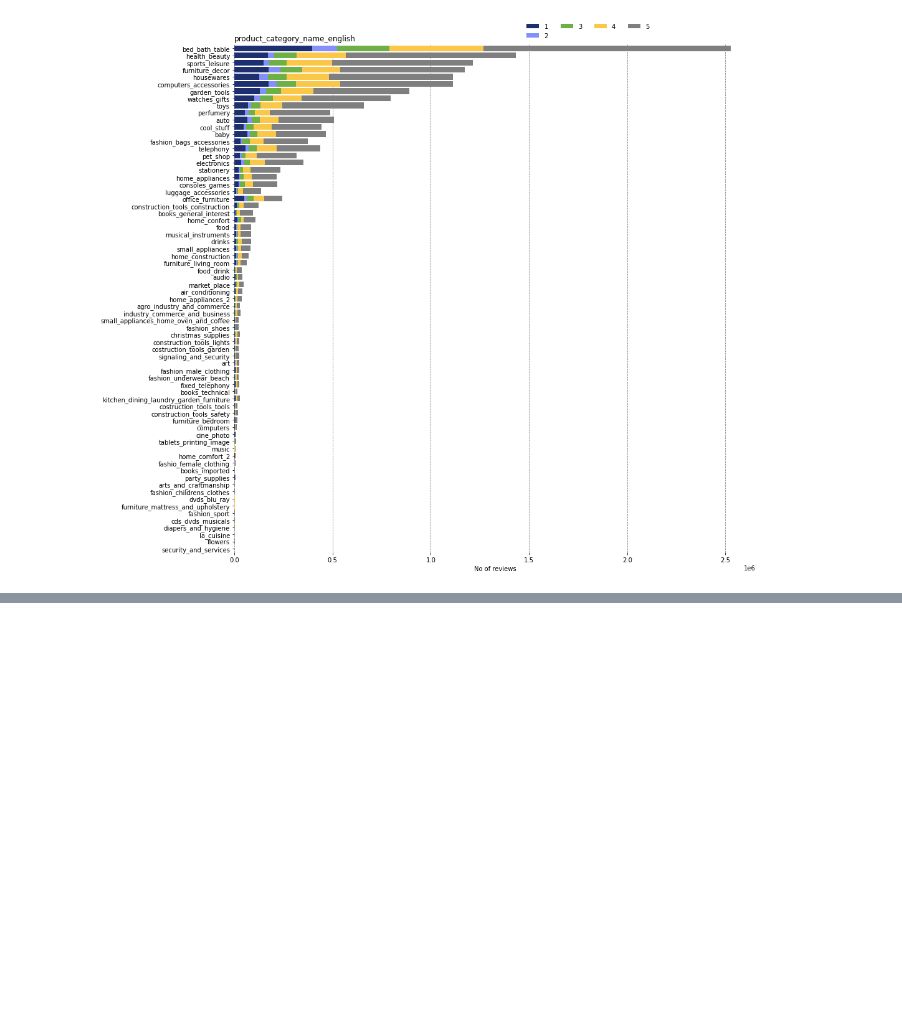
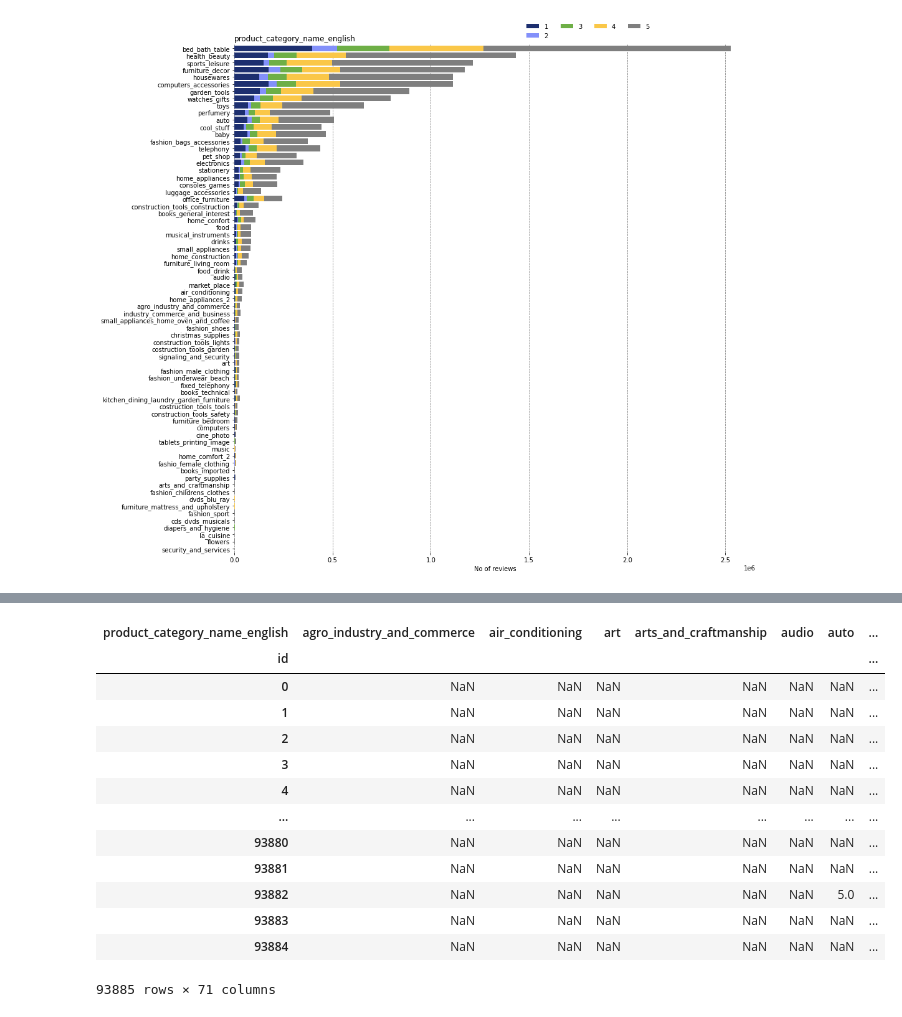
Before and after one commit to georgezefko/E-Commerce-Data-Analysis-Recommender-System, a Jupyter notebook: ABA_EDA.ipynb, the cells around one changed output, grey strips where cells are left out. Saved outputs shown, nothing was run; the diff lists cells and outputs as text; code cells hidden in the pictures; blank space fills up the shorter version.

```diff
--- a/ABA_EDA.ipynb
+++ b/ABA_EDA.ipynb
@@ -190,0 +192,23 @@ by_review(df_products)
+# %%
+
+#assign a unique number for the customer ids
+recommender = recommender.assign(id=(recommender['customer_unique_id']).astype('category').cat.codes)
+# %%
+df_user = recommender.pivot_table(values='review_score',index='id',columns='product_category_name_english')
+# %%
+df_user
+# %% [output]
+| product_category_name_english | agro_industry_and_commerce | air_conditioning | art | arts_and_craftmanship | audio | auto | ... |
+| id |  |  |  |  |  |  | ... |
+| 0 | NaN | NaN | NaN | NaN | NaN | NaN | ... |
+| 1 | NaN | NaN | NaN | NaN | NaN | NaN | ... |
+| 2 | NaN | NaN | NaN | NaN | NaN | NaN | ... |
+| 3 | NaN | NaN | NaN | NaN | NaN | NaN | ... |
+| 4 | NaN | NaN | NaN | NaN | NaN | NaN | ... |
+| ... | ... | ... | ... | ... | ... | ... | ... |
+| 93880 | NaN | NaN | NaN | NaN | NaN | NaN | ... |
+| 93881 | NaN | NaN | NaN | NaN | NaN | NaN | ... |
+| 93882 | NaN | NaN | NaN | NaN | NaN | 5.0 | ... |
+| 93883 | NaN | NaN | NaN | NaN | NaN | NaN | ... |
+| 93884 | NaN | NaN | NaN | NaN | NaN | NaN | ... |
+93885 rows × 71 columns
```
Also changed, not shown: parts of 8 cells of this notebook.
